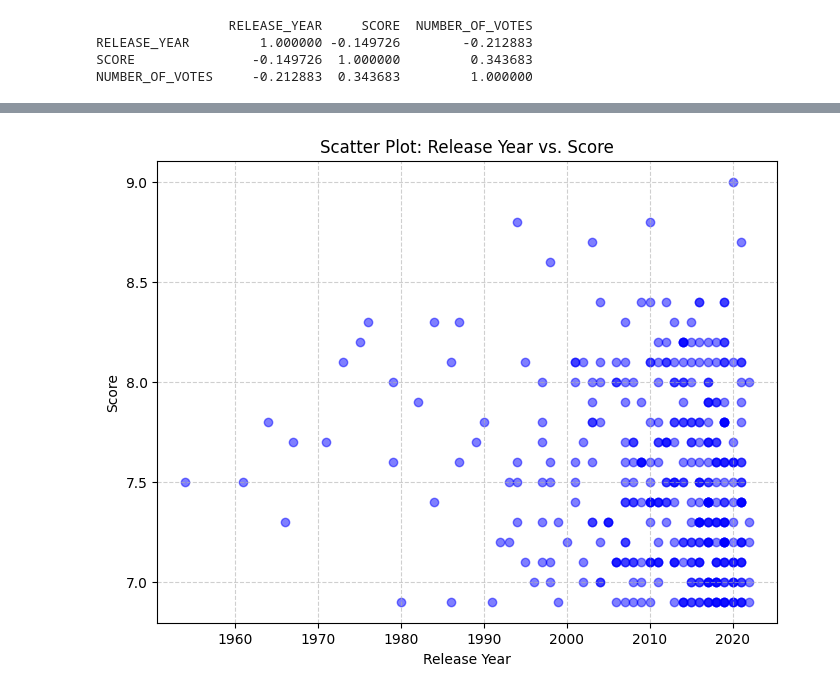
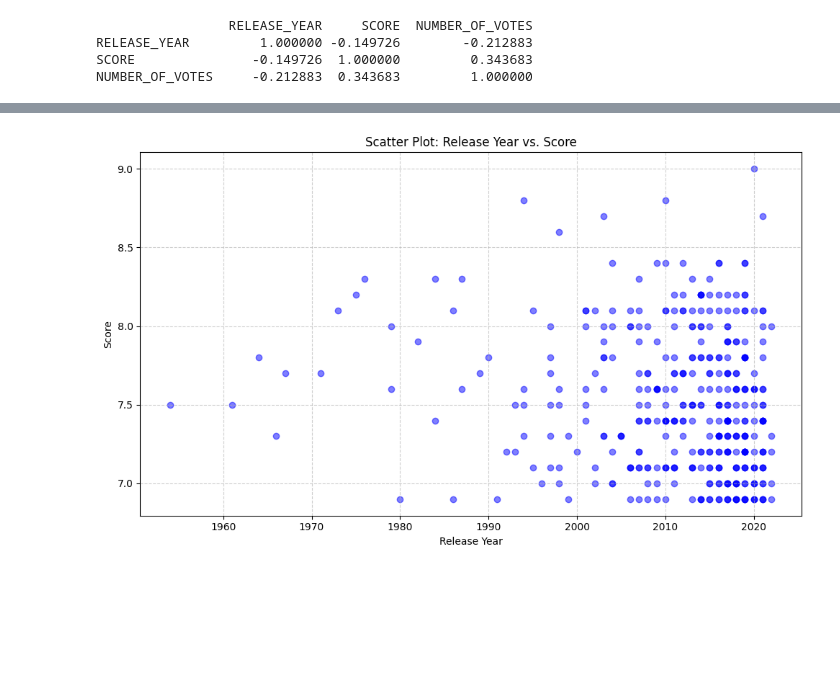
Before and after one commit to HarounQerdachi/Analyzing-Movie-Ratings, a Jupyter notebook: Notebooks/code.ipynb, the cells around one changed output, grey strips where cells are left out. Saved outputs shown, nothing was run; the diff lists cells and outputs as text; code cells hidden in the pictures; blank space fills up the shorter version.

```diff
--- a/Notebooks/code.ipynb
+++ b/Notebooks/code.ipynb
@@ -34,12 +36,14 @@ plt.show()
 # %%
 #Scatter plot to visualize the relationship between 'RELEASE_YEAR' and 'SCORE'
-plt.figure(figsize=(8, 6))
+plt.figure(figsize=(10, 6))
 plt.scatter(df['RELEASE_YEAR'], df['SCORE'], color='blue', marker='o', alpha=0.5)
 plt.title('Scatter Plot: Release Year vs. Score')
 plt.xlabel('Release Year')
 plt.ylabel('Score')
 # Customize the grid
 plt.grid(True, linestyle='--', alpha=0.6)
+# Adjust the subplot parameters for better positioning
+plt.tight_layout()
 plt.show()
 # %% [output]
-[figure, old version]
+[figure, new version]
```
Also changed, not shown: parts of 4 cells of this notebook.
